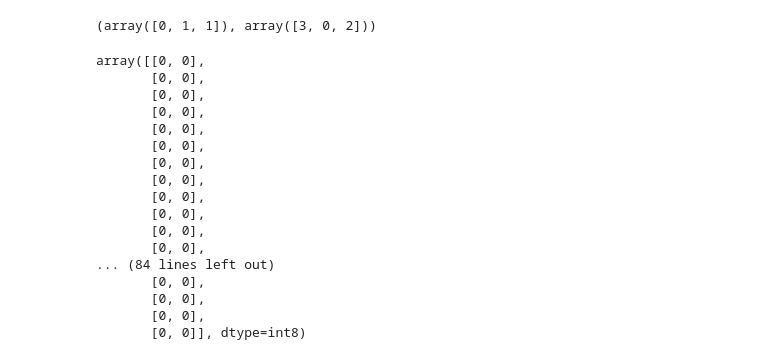
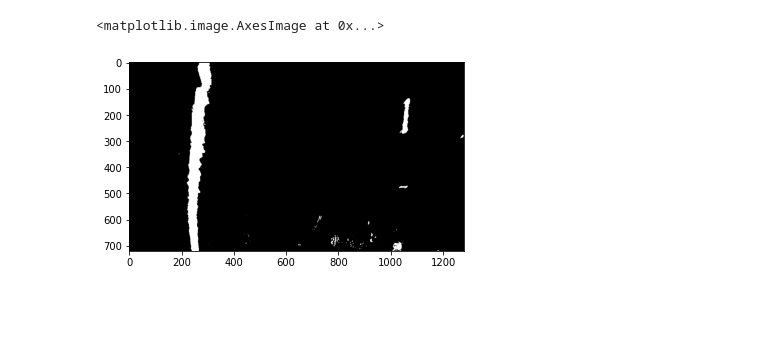
Before and after one commit to jansabbe/CarND-Advanced-Lane-Lines, a Jupyter notebook: lanes.ipynb, the cells around one changed output. Saved outputs shown, nothing was run; the diff lists cells and outputs as text; code cells hidden in the pictures; blank space fills up the shorter version.

```diff
--- a/lanes.ipynb
+++ b/lanes.ipynb
@@ -3,26 +0,0 @@ import numpy as np
-# %%
-np.array([
-    [0, 0, 0, 1],
-    [1, 0, 1, 0]]).nonzero()
-# %% [output]
-(array([0, 1, 1]), array([3, 0, 2]))
-# %%
-np.zeros((100,2), np.int8)
-# %% [output]
-array([[0, 0],
-       [0, 0],
-       [0, 0],
-       [0, 0],
-       [0, 0],
-       [0, 0],
-       [0, 0],
-       [0, 0],
-       [0, 0],
-       [0, 0],
-       [0, 0],
-       [0, 0],
-... (84 lines left out)
-       [0, 0],
-       [0, 0],
-       [0, 0],
-       [0, 0]], dtype=int8)
@@ -28,0 +9,8 @@ array([[0, 0],
+# %%
+binary_images = [binary_image.filter(image) for image in images_in_directory('output_images/bird_view')]
+binary = binary_images[0]
+# %%
+plt.imshow(binary.to_rgb_image())
+# %% [output]
+<matplotlib.image.AxesImage at 0x...>
+[figure, added]
```
Also changed, not shown: parts of 14 cells of this notebook, 19 other files.
